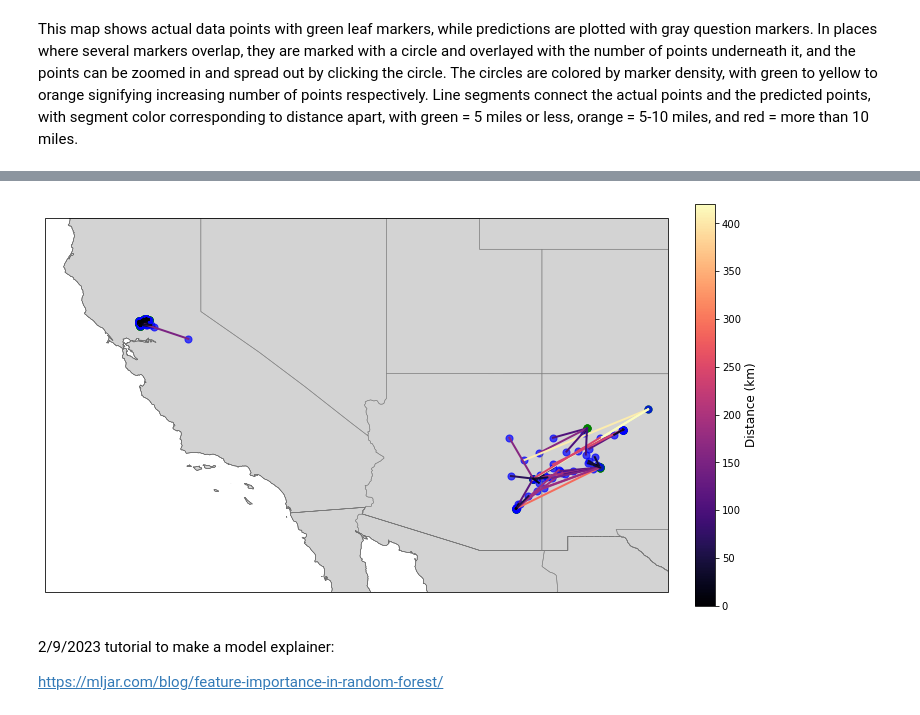
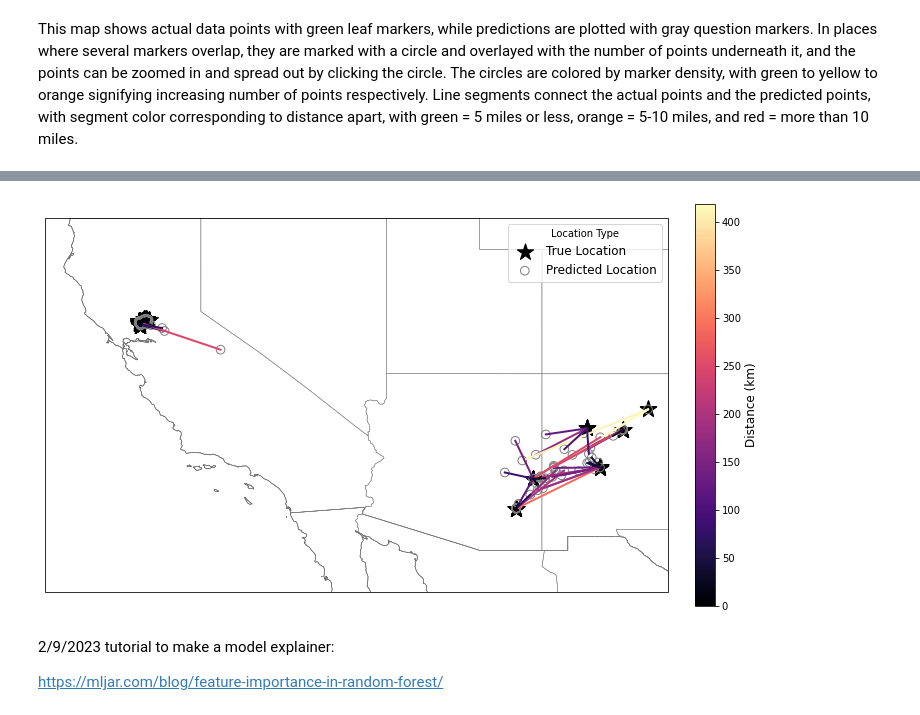
Before and after one commit to hayesrebecca/pollenGeolocation, a Jupyter notebook: 3_RandomForest.ipynb, the cells around one changed output, grey strips where cells are left out. Drawn from its saved outputs; the diff is of its cells as text; code cells hidden in the pictures.

Commit message:
feat: added static RF results map with legend

```diff
--- a/3_RandomForest.ipynb
+++ b/3_RandomForest.ipynb
@@ -159,43 +203,57 @@ fig, ax = plt.subplots(
     subplot_kw={'projection': ccrs.PlateCarree()}
 )
 # Adjust the map extent to focus on the southwestern U.S.
 ax.set_extent([-125, -105, 30, 42])  # California, Arizona, New Mexico
 
 # Add map features
-ax.add_feature(cfeature.LAND, facecolor='lightgray')
+ax.add_feature(cfeature.LAND, facecolor='none')
 ax.add_feature(cfeature.COASTLINE, linewidth=0.5)
 ax.add_feature(cfeature.BORDERS, linewidth=0.5)
 ax.add_feature(cfeature.STATES, linewidth=0.5, edgecolor='gray')
 
-# Plot true locations
-for coord in y_test_new:
-    ax.scatter(coord[1], coord[0], color='green', s=50, label='True Location', alpha=0.7)
-
-# Plot predicted locations
-for coord in preds_new:
-    ax.scatter(coord[1], coord[0], color='blue', s=50, label='Predicted Location', alpha=0.7)
 
 # Add line segments with colors from the Magma colormap
 for idx, coord in enumerate(y_and_preds):
     ax.plot(
         [coord[1], coord[3]],  # Longitudes
         [coord[0], coord[2]],  # Latitudes
         color=colormap(norm(dists[idx])),
         linewidth=2,
         transform=ccrs.PlateCarree()
     )
 
+
 # Add a colorbar for the distances
 sm = cm.ScalarMappable(cmap=colormap, norm=norm)
 sm.set_array([])
 cbar = plt.colorbar(sm, ax=ax, orientation='vertical', fraction=0.03, pad=0.04)
 cbar.set_label('Distance (km)', fontsize=12)
 
+# Plot true locations (stars) on top of the line segments
+# Add label only for the first point to avoid duplicate legend entries
+for i, coord in enumerate(y_test_new):
+    if i == 0:  # Only label the first true point
+        ax.scatter(coord[1], coord[0], color='black', s=300, marker='*', label='True Location')
+    else:
+        ax.scatter(coord[1], coord[0], color='black', s=300, marker='*')
+
+# Plot predicted locations (unfilled circles) on top of the line segments
+# Add label only for the first point to avoid duplicate legend entries
+for i, coord in enumerate(preds_new):
+    if i == 0:  # Only label the first predicted point
+        ax.scatter(coord[1], coord[0], color='grey', s=75, marker='o', facecolors='none', label='Predicted Location')
+    else:
+        ax.scatter(coord[1], coord[0], color='grey', s=75, marker='o', facecolors='none')
+
+
+# Add a legend to the map
+ax.legend(loc='upper right', fontsize=12, title="Location Type", frameon=True)
+
 # Save the static map for publication
-plt.savefig('static_map_continuous_color.png', dpi=300, bbox_inches='tight')
+plt.savefig('../pollenGeolocation_saved/static_map_continuous_color.png', dpi=300, bbox_inches='tight')
 plt.show()
 # %% [output]
-[figure, old version]
+[figure, new version]
 # %% [markdown]
 2/9/2023 tutorial to make a model explainer:
 
```
Also changed, not shown: parts of 4 cells of this notebook, 1 other file.
